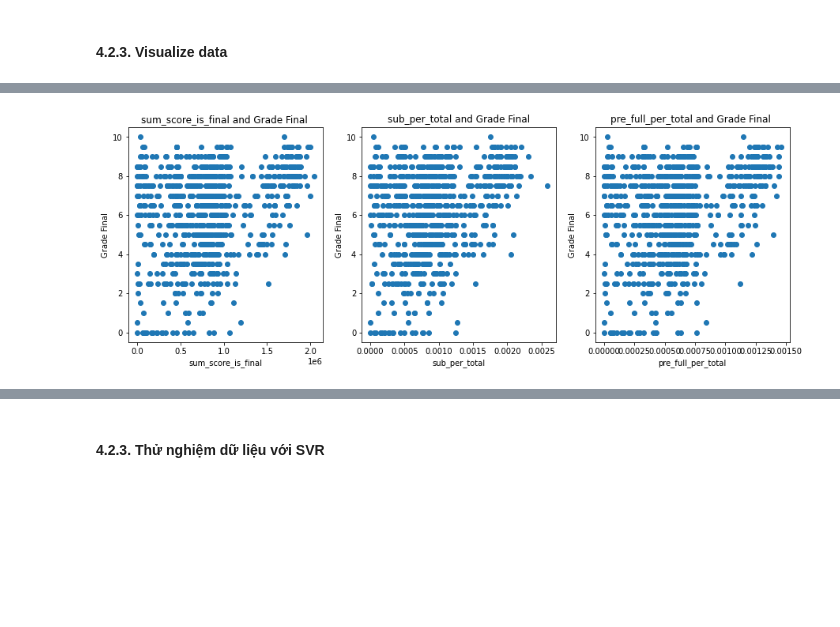
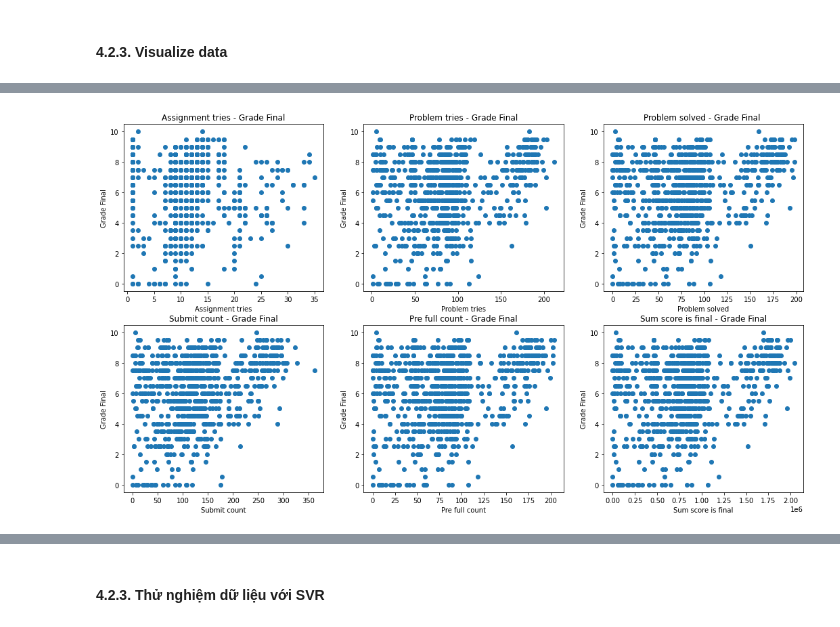
Before and after one commit to caohungphu/CS114.L21, a Jupyter notebook: Colab/Predict_final_exam_score.ipynb, the cells around one changed output, grey strips where cells are left out. Cells and saved outputs as stored; diff of their text form; code cells hidden in the pictures; blank space fills up the shorter version.

```diff
--- a/Colab/Predict_final_exam_score.ipynb
+++ b/Colab/Predict_final_exam_score.ipynb
@@ -359,25 +322,38 @@ plt.show()
-# %%
-#24 / 05 / 2021
-import matplotlib.pyplot as plt
-fig, (axs1, axs2, axs3, ) = plt.subplots(1,3, figsize = (15,5))
-axs1.scatter(x = training_data['sum_score_is_final'], y = training_data['CK'])
-
-
-axs1.set_title("sum_score_is_final and Grade Final ")
-axs1.set(xlabel='sum_score_is_final', ylabel='Grade Final')
-
-
-axs2.scatter(x = training_data['sub_per_total'], y = training_data['CK'])
-
-
-axs2.set_title("sub_per_total and Grade Final")
-axs2.set(xlabel='sub_per_total', ylabel='Grade Final')
-
-axs3.scatter(x = training_data['pre_full_per_total'], y = training_data['CK'])
-
-
-axs3.set_title("pre_full_per_total and Grade Final ")
-axs3.set(xlabel='pre_full_per_total', ylabel='Grade Final')
-plt.show()
-# %% [output]
-[figure, removed]
+# %%
+#Hiển thị bằng scatter
+import matplotlib.pyplot as plt
+fig, ((axs1, axs2, axs3), (axs4, axs5, axs6), ) = plt.subplots(2,3, figsize = (18,10))
+
+# Phân bố tổng số assignment đã thử - Điểm cuối kỳ
+axs1.scatter(x = training_data['assignment_tries'], y = training_data['CK'])
+axs1.set_title("Assignment tries - Grade Final")
+axs1.set(xlabel='Assignment tries', ylabel='Grade Final')
+
+# Phân bố tổng số problem đã thử - Điểm cuối kỳ
+axs2.scatter(x = training_data['problem_tries'], y = training_data['CK'])
+axs2.set_title("Problem tries - Grade Final")
+axs2.set(xlabel='Problem tries', ylabel='Grade Final')
+
+# Phân bố tổng số problem đã hoàn thành - Điểm cuối kỳ
+axs3.scatter(x = training_data['problem_solved'], y = training_data['CK'])
+axs3.set_title("Problem solved - Grade Final ")
+axs3.set(xlabel='Problem solved', ylabel='Grade Final')
+
+# Phân bố tổng số lần nộp bài - Điểm cuối kỳ
+axs4.scatter(x = training_data['submit_count'], y = training_data['CK'])
+axs4.set_title("Submit count - Grade Final")
+axs4.set(xlabel='Submit count', ylabel='Grade Final')
+
+# Phân bố tổng số lần nộp bài đạt điểm tối đa - Điểm cuối kỳ
+axs5.scatter(x = training_data['pre_full_count'], y = training_data['CK'])
+axs5.set_title("Pre full count - Grade Final")
+axs5.set(xlabel='Pre full count', ylabel='Grade Final')
+
+# Phân bố tổng số điểm của các lần nộp bài is_final - Điểm cuối kỳ
+axs6.scatter(x = training_data['sum_score_is_final'], y = training_data['CK'])
+axs6.set_title("Sum score is final - Grade Final")
+axs6.set(xlabel='Sum score is final', ylabel='Grade Final')
+
+plt.show()
+# %% [output]
+[figure, added]
```
Also changed, not shown: parts of 23 cells of this notebook.
